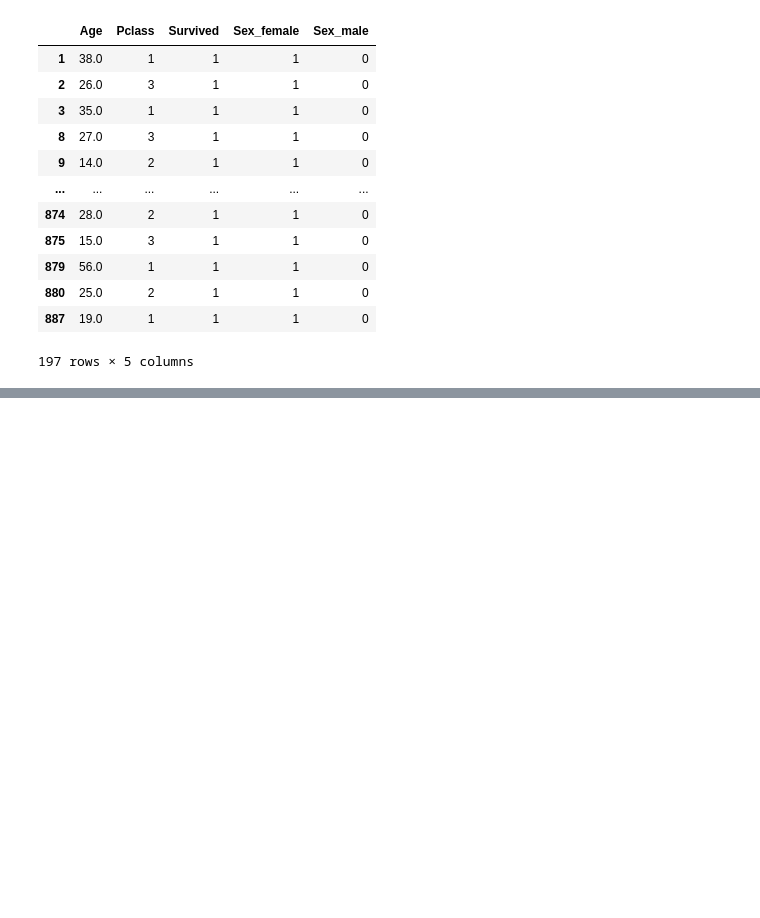
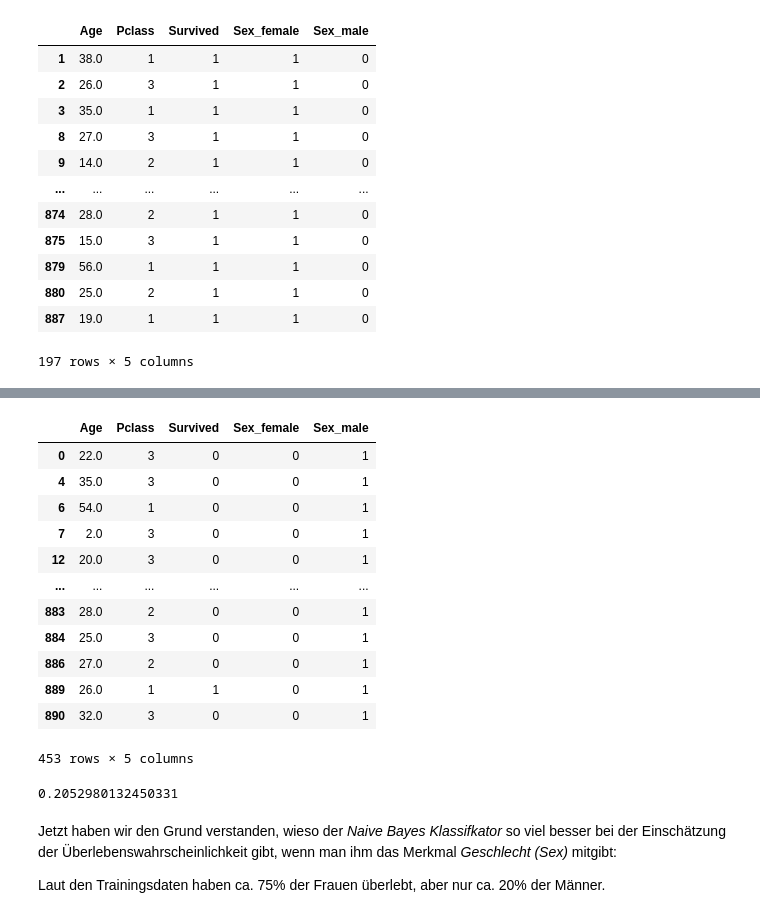
Before and after one commit to juebrauer/book_einstieg_in_ml_mit_scikit-learn, a Jupyter notebook: 02_naive_bayes.ipynb, the cells around one changed output, grey strips where cells are left out. Cells and saved outputs as stored; diff of their text form; code cells hidden in the pictures; blank space fills up the shorter version.

```diff
--- a/02_naive_bayes.ipynb
+++ b/02_naive_bayes.ipynb
@@ -765,0 +806,26 @@ tabelle_frauen_die_ueberlebten
+# %%
+tabelle_maenner = d[ d["Sex_male"] == 1 ]
+# %%
+tabelle_maenner
+# %% [output]
+|  | Age | Pclass | Survived | Sex_female | Sex_male |
+| 0 | 22.0 | 3 | 0 | 0 | 1 |
+| 4 | 35.0 | 3 | 0 | 0 | 1 |
+| 6 | 54.0 | 1 | 0 | 0 | 1 |
+| 7 | 2.0 | 3 | 0 | 0 | 1 |
+| 12 | 20.0 | 3 | 0 | 0 | 1 |
+| ... | ... | ... | ... | ... | ... |
+| 883 | 28.0 | 2 | 0 | 0 | 1 |
+| 884 | 25.0 | 3 | 0 | 0 | 1 |
+| 886 | 27.0 | 2 | 0 | 0 | 1 |
+| 889 | 26.0 | 1 | 1 | 0 | 1 |
+| 890 | 32.0 | 3 | 0 | 0 | 1 |
+453 rows × 5 columns
+# %%
+len(tabelle_maenner_die_ueberlebten) / len(tabelle_maenner)
+# %% [output]
+0.2052980132450331
+# %% [markdown]
+Jetzt haben wir den Grund verstanden, wieso der *Naive Bayes Klassifkator* so viel besser bei der Einschätzung der Überlebenswahrscheinlichkeit gibt, wenn man ihm das Merkmal *Geschlecht (Sex)* mitgibt:
+
+Laut den Trainingsdaten haben ca. 75% der Frauen überlebt, aber nur ca. 20% der Männer.
```
Also changed, not shown: parts of 8 cells of this notebook.
